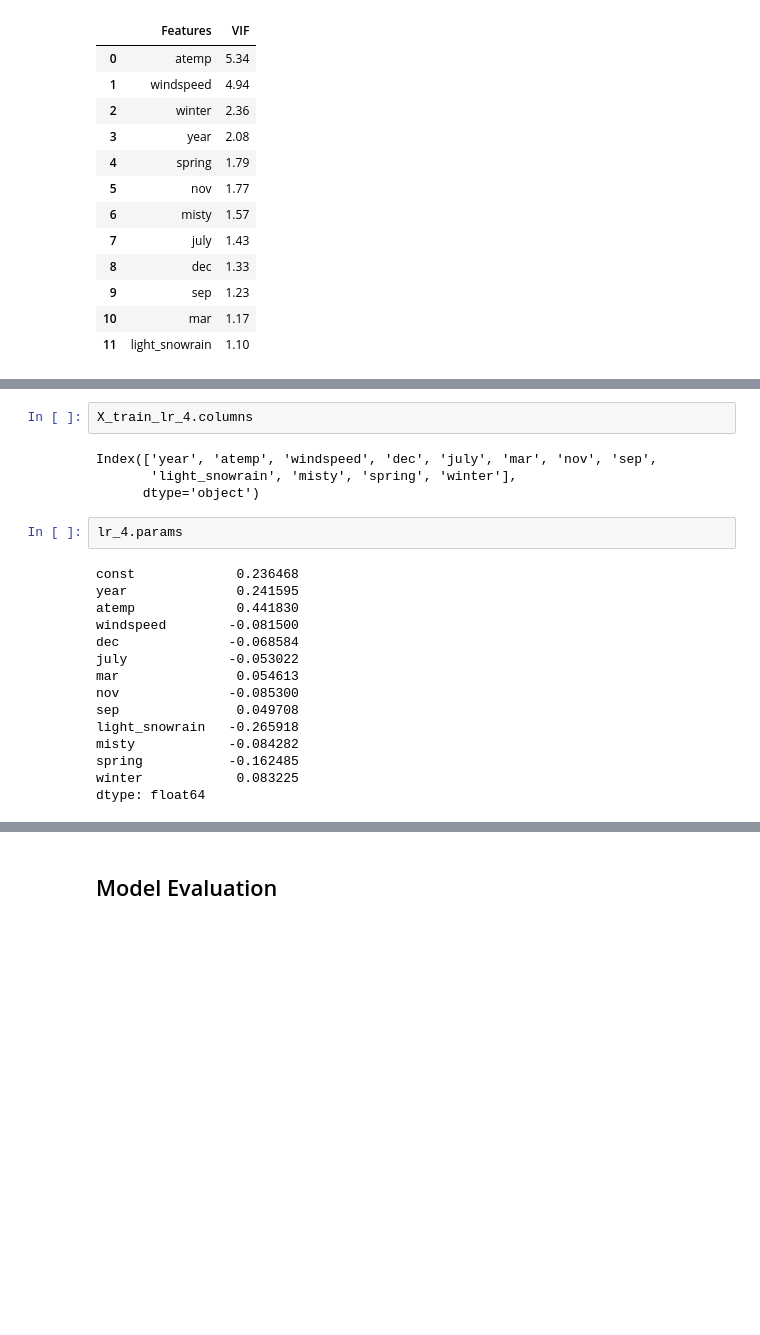
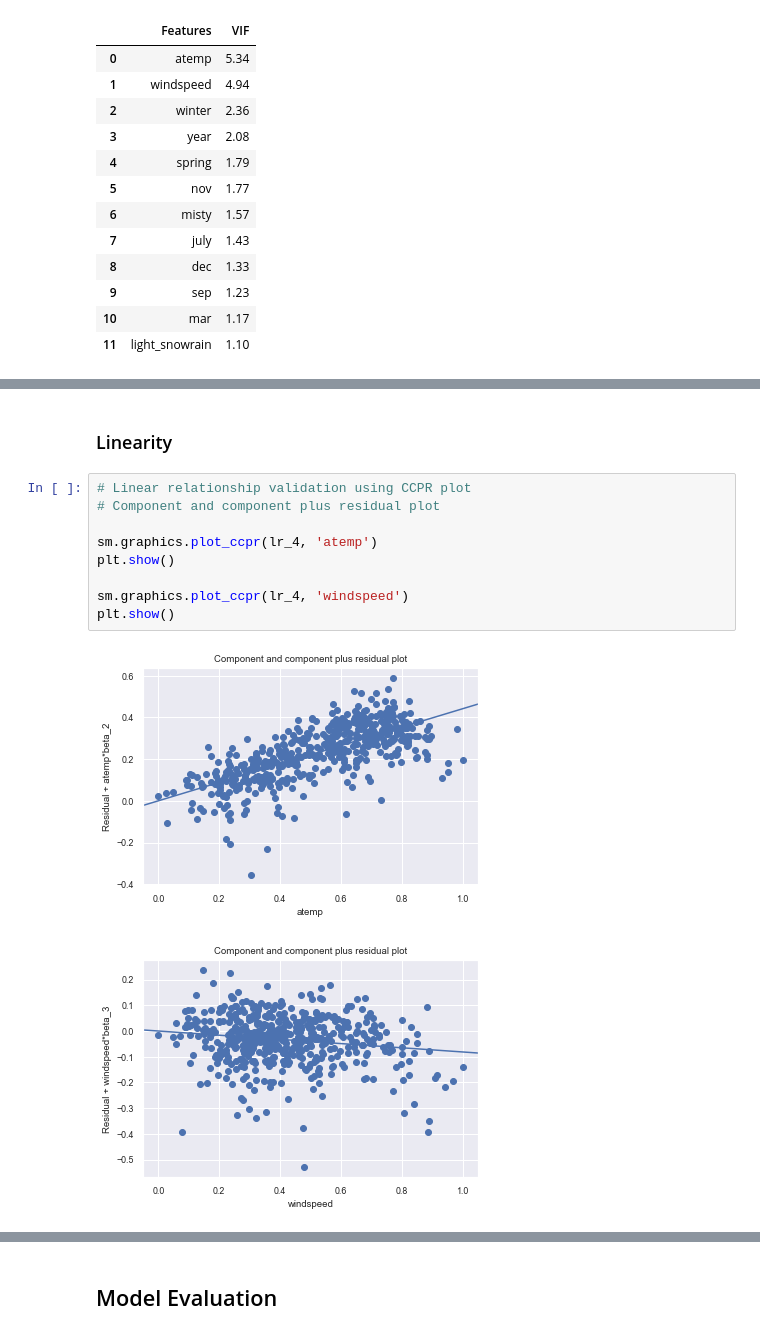
Before and after one commit to vasanth-gummadala/BikeSharingAssignment, a Jupyter notebook: assignment_solution.ipynb, the cells around one changed output, grey strips where cells are left out. Saved outputs shown, nothing was run; the diff lists cells and outputs as text; blank space fills up the shorter version.

```diff
--- a/assignment_solution.ipynb
+++ b/assignment_solution.ipynb
@@ -549,25 +564,16 @@ plt.show()
 # %% [output]
 [figure]
-# %%
-X_train_lr_4.columns
-# %% [output]
-Index(['year', 'atemp', 'windspeed', 'dec', 'july', 'mar', 'nov', 'sep',
-       'light_snowrain', 'misty', 'spring', 'winter'],
-      dtype='object')
-# %%
-lr_4.params
-# %% [output]
-const             0.236468
-year              0.241595
-atemp             0.441830
-windspeed        -0.081500
-dec              -0.068584
-july             -0.053022
-mar               0.054613
-nov              -0.085300
-sep               0.049708
-light_snowrain   -0.265918
-misty            -0.084282
-spring           -0.162485
-winter            0.083225
-dtype: float64
+# %% [markdown]
+### Linearity
+# %%
+# Linear relationship validation using CCPR plot
+# Component and component plus residual plot
+
+sm.graphics.plot_ccpr(lr_4, 'atemp')
+plt.show()
+
+sm.graphics.plot_ccpr(lr_4, 'windspeed')
+plt.show()
+# %% [output]
+[figure, added]
+[figure, added]
```
Also changed, not shown: parts of 14 cells of this notebook, 3 other files.
